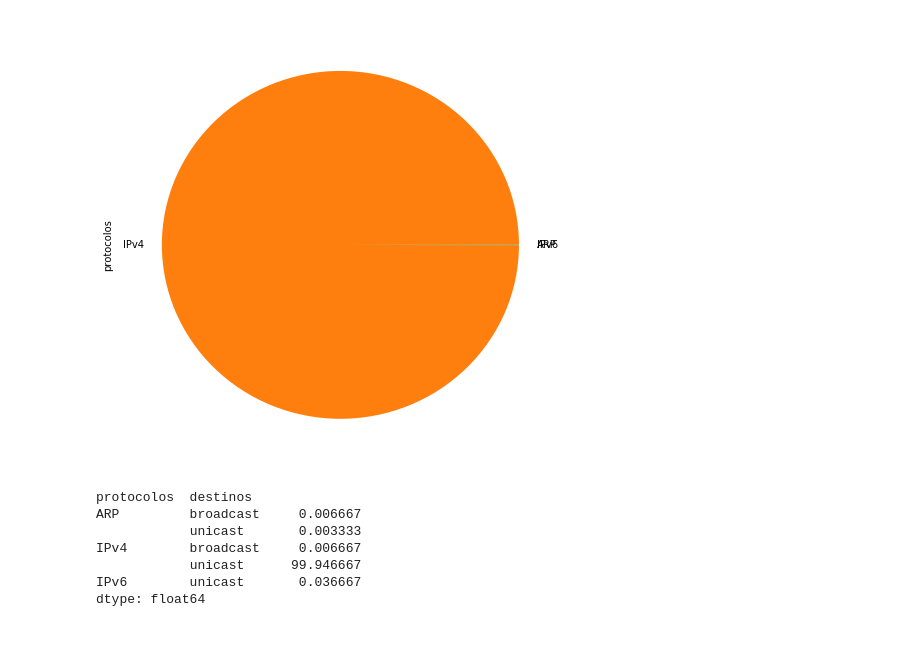
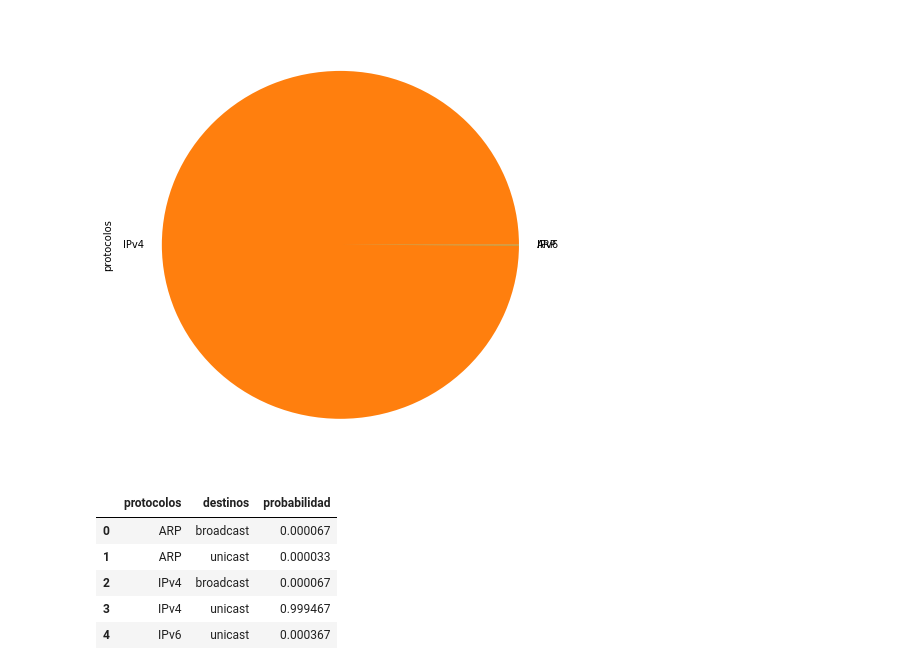
Before and after one commit to ZebaSz/tdc-tp1, a Jupyter notebook: script/Plots.ipynb, the cells around one changed output. Drawn from its saved outputs; the diff is of its cells as text; code cells hidden in the pictures; blank space fills up the shorter version.

```diff
--- a/script/Plots.ipynb
+++ b/script/Plots.ipynb
@@ -99,13 +99,15 @@ plotProtocols(data_mh)
 Found 0 packets with no type
 [figure]
 # %%
-total =  data_mh.shape[0]
-data_mh.groupby(['protocolos', 'destinos']).size() * 100 / total
+def probability_chart(df):
+    total =  df.shape[0]
+    return (df.groupby(['protocolos', 'destinos']).size() / total).reset_index(name='probabilidad')
-# %% [output]
-protocolos  destinos
-ARP         broadcast     0.006667
-            unicast       0.003333
-IPv4        broadcast     0.006667
-            unicast      99.946667
-IPv6        unicast       0.036667
-dtype: float64
+# %%
+probability_chart(data_mh)
+# %% [output]
+|  | protocolos | destinos | probabilidad |
+| 0 | ARP | broadcast | 0.000067 |
+| 1 | ARP | unicast | 0.000033 |
+| 2 | IPv4 | broadcast | 0.000067 |
+| 3 | IPv4 | unicast | 0.999467 |
+| 4 | IPv6 | unicast | 0.000367 |
```
Also changed, not shown: parts of 3 cells of this notebook.
